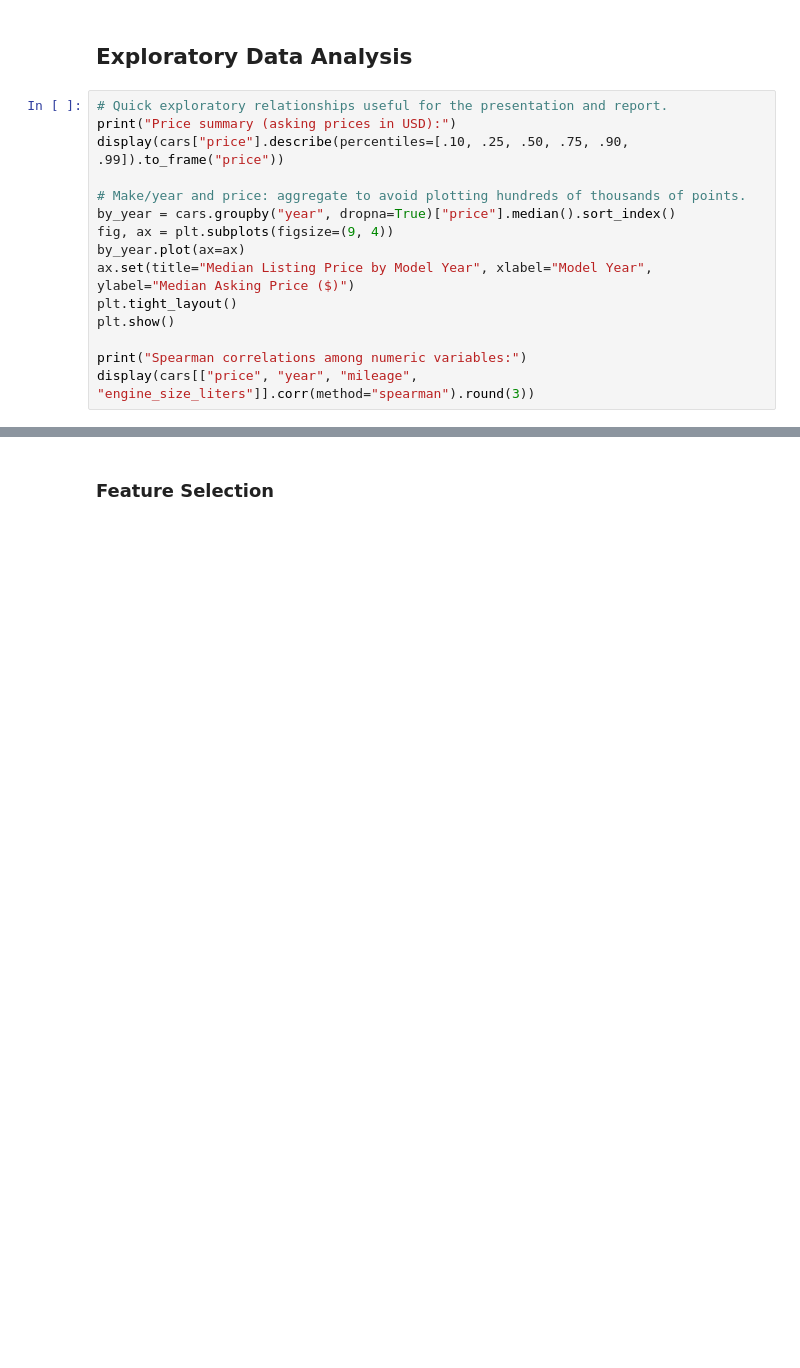
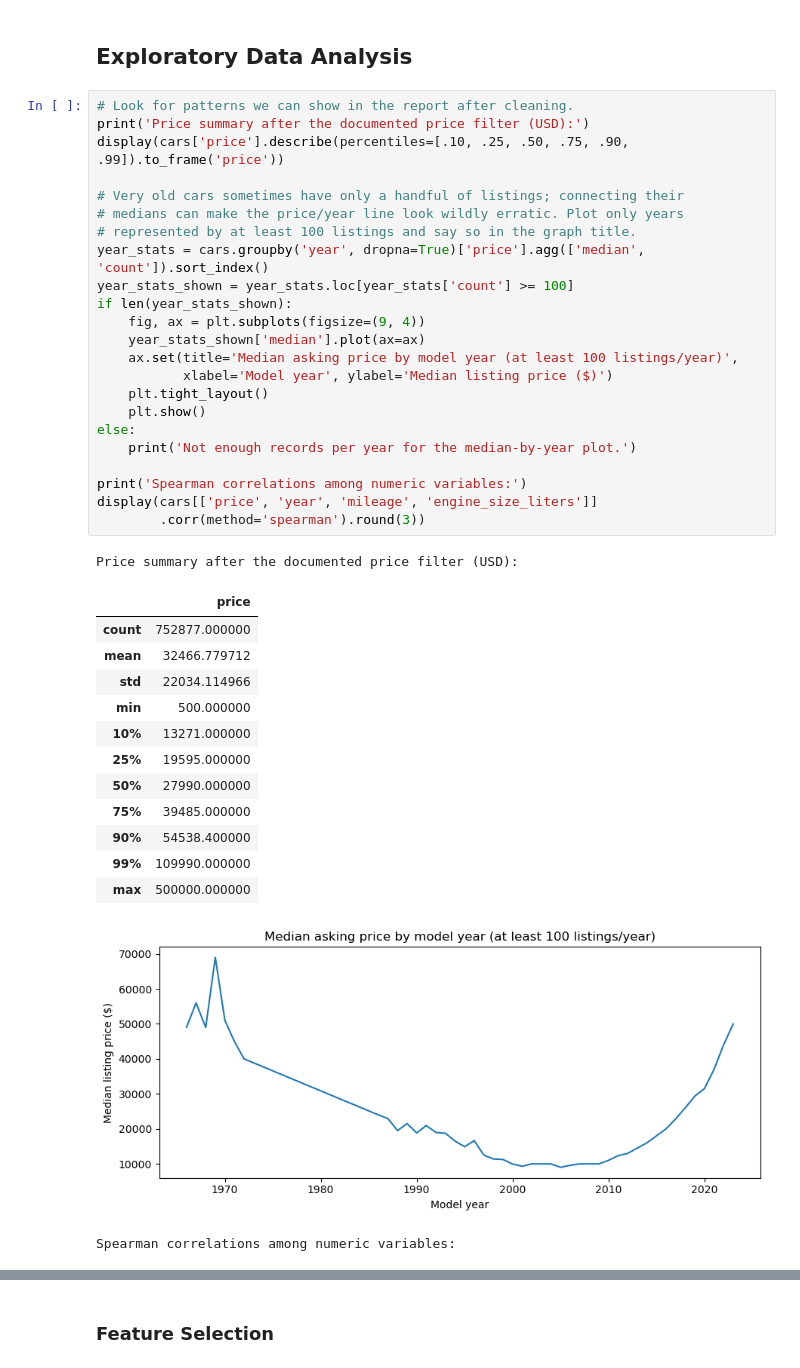
Before and after one commit to DylanDykeFerris/ARTI-405-FinalProject-Group1, a Jupyter notebook: ARTI405-FinalProject-Group1-ModelDevelopment.ipynb, the cells around one changed output, grey strips where cells are left out. Drawn from its saved outputs; the diff is of its cells as text; blank space fills up the shorter version.

Commit message:
Complete Caden's data cleaning, preprocessing, and feature selection

```diff
--- a/ARTI405-FinalProject-Group1-ModelDevelopment.ipynb
+++ b/ARTI405-FinalProject-Group1-ModelDevelopment.ipynb
@@ -176,17 +316,41 @@ plt.show()
 # %% [markdown]
 ## Exploratory Data Analysis
 # %%
-# Quick exploratory relationships useful for the presentation and report.
-print("Price summary (asking prices in USD):")
-display(cars["price"].describe(percentiles=[.10, .25, .50, .75, .90, .99]).to_frame("price"))
+# Look for patterns we can show in the report after cleaning.
+print('Price summary after the documented price filter (USD):')
+display(cars['price'].describe(percentiles=[.10, .25, .50, .75, .90, .99]).to_frame('price'))
 
-# Make/year and price: aggregate to avoid plotting hundreds of thousands of points.
-by_year = cars.groupby("year", dropna=True)["price"].median().sort_index()
-fig, ax = plt.subplots(figsize=(9, 4))
-by_year.plot(ax=ax)
-ax.set(title="Median Listing Price by Model Year", xlabel="Model Year", ylabel="Median Asking Price ($)")
-plt.tight_layout()
-plt.show()
+# Very old cars sometimes have only a handful of listings; connecting their
+# medians can make the price/year line look wildly erratic. Plot only years
+# represented by at least 100 listings and say so in the graph title.
+year_stats = cars.groupby('year', dropna=True)['price'].agg(['median', 'count']).sort_index()
+year_stats_shown = year_stats.loc[year_stats['count'] >= 100]
+if len(year_stats_shown):
+    fig, ax = plt.subplots(figsize=(9, 4))
+    year_stats_shown['median'].plot(ax=ax)
+    ax.set(title='Median asking price by model year (at least 100 listings/year)',
+           xlabel='Model year', ylabel='Median listing price ($)')
+    plt.tight_layout()
+    plt.show()
+else:
+    print('Not enough records per year for the median-by-year plot.')
 
-print("Spearman correlations among numeric variables:")
-display(cars[["price", "year", "mileage", "engine_size_liters"]].corr(method="spearman").round(3))
+print('Spearman correlations among numeric variables:')
+display(cars[['price', 'year', 'mileage', 'engine_size_liters']]
+        .corr(method='spearman').round(3))
+# %% [output]
+Price summary after the documented price filter (USD):
+|  | price |
+| count | 752877.000000 |
+| mean | 32466.779712 |
+| std | 22034.114966 |
+| min | 500.000000 |
+| 10% | 13271.000000 |
+| 25% | 19595.000000 |
+| 50% | 27990.000000 |
+| 75% | 39485.000000 |
+| 90% | 54538.400000 |
+| 99% | 109990.000000 |
+| max | 500000.000000 |
+[figure, added]
+Spearman correlations among numeric variables:
```
Also changed, not shown: parts of 60 cells of this notebook.
